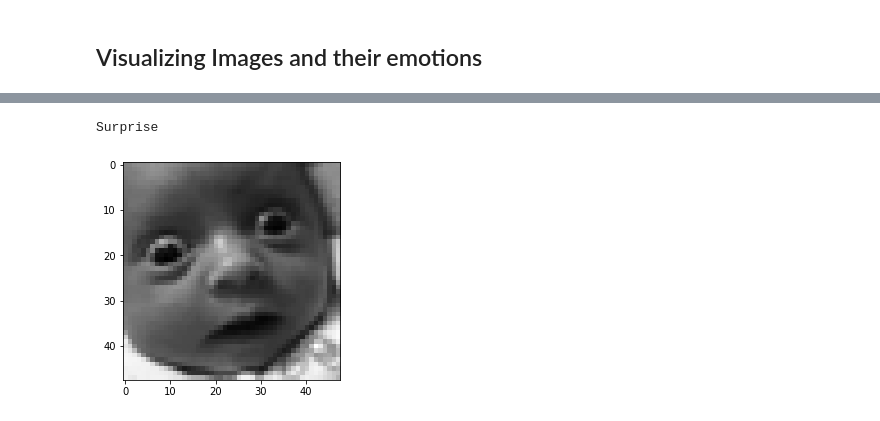
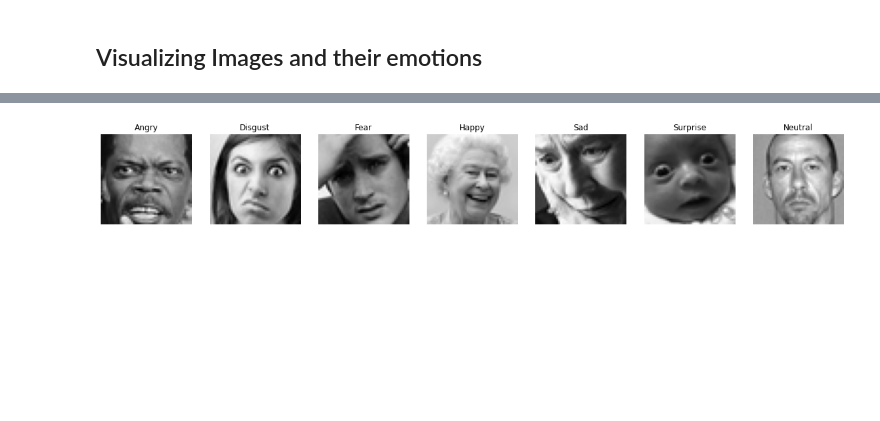
Before and after one commit to matteo-bertini/Facial-Expression-Recognition, a Jupyter notebook: Exploratory_Data_Analysis.ipynb, the cells around one changed output, grey strips where cells are left out. Drawn from its saved outputs; the diff is of its cells as text; code cells hidden in the pictures; blank space fills up the shorter version.

```diff
--- a/Exploratory_Data_Analysis.ipynb
+++ b/Exploratory_Data_Analysis.ipynb
@@ -182,8 +154,53 @@ print(df_icml.info)
-# %%
-# Here we visualize some images from the dataframe
-emotions = ["Angry","Disgust","Fear","Happy","Sad","Surprise","Neutral"]
-plt.imshow(df_icml["pixels"][9595],cmap="gray")
-print(emotions[df_icml["emotion"][9595]])
-# %% [output]
-Surprise
-[figure, removed]
+# %%
+# Here we visualize some images from the dataframe
+emotions = ["Angry","Disgust","Fear","Happy","Sad","Surprise","Neutral"]
+
+# Creating the figure
+fig = plt.figure(figsize=(20, 20))
+
+# Angry
+fig.add_subplot(1,7,1)
+plt.axis("off")
+plt.imshow(df_icml["pixels"][10],cmap="gray")
+plt.title(emotions[df_icml["emotion"][10]])
+
+# Disgust
+fig.add_subplot(1,7,2)
+plt.axis("off")
+plt.imshow(df_icml["pixels"][2939],cmap="gray")
+plt.title(emotions[df_icml["emotion"][2939]])
+
+# Fear
+fig.add_subplot(1,7,3)
+plt.axis("off")
+plt.imshow(df_icml["pixels"][2940],cmap="gray")
+plt.title(emotions[df_icml["emotion"][2940]])
+
+# Happy
+fig.add_subplot(1,7,4)
+plt.axis("off")
+plt.imshow(df_icml["pixels"][7265],cmap="gray")
+plt.title(emotions[df_icml["emotion"][7265]])
+
+# Sad
+fig.add_subplot(1,7,5)
+plt.axis("off")
+plt.imshow(df_icml["pixels"][3988],cmap="gray")
+plt.title(emotions[df_icml["emotion"][3988]])
+
+# Surprise
+fig.add_subplot(1,7,6)
+plt.axis("off")
+plt.imshow(df_icml["pixels"][9595],cmap="gray")
+plt.title(emotions[df_icml["emotion"][9595]])
+
+# Neutral
+fig.add_subplot(1,7,7)
+plt.axis("off")
+plt.imshow(df_icml["pixels"][3948],cmap="gray")
+plt.title(emotions[df_icml["emotion"][3948]])
+
+# Showing the entire figure
+plt.show(fig)
+# %% [output]
+[figure, added]
```
Also changed, not shown: parts of 4 cells of this notebook.
